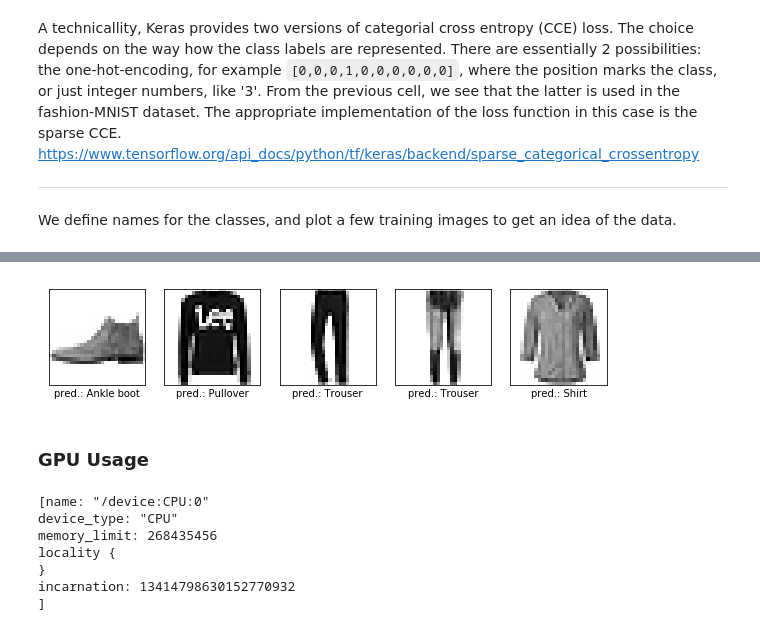
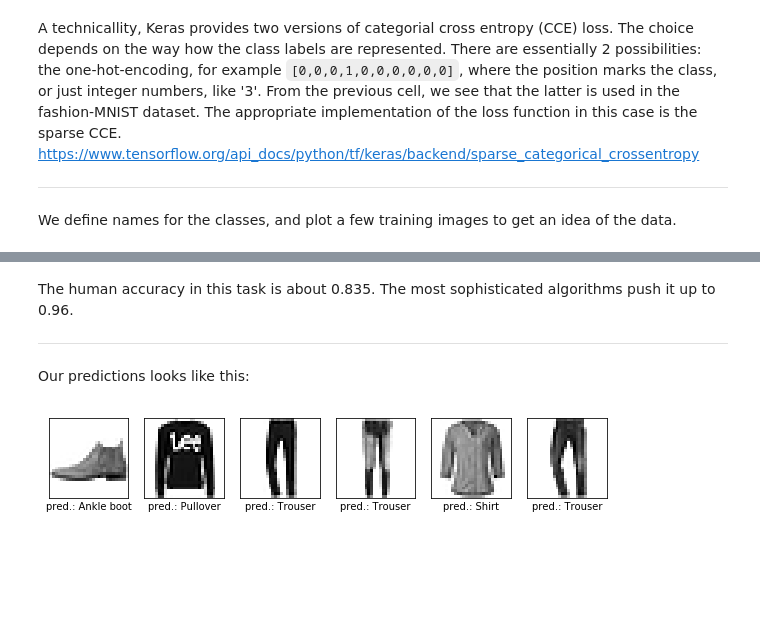
Before and after one commit to dkgithub/wuhan_DL_labs, a Jupyter notebook: Intro_DL_with_Keras_2.ipynb, the cells around one changed output, grey strips where cells are left out. Saved outputs shown, nothing was run; the diff lists cells and outputs as text; code cells hidden in the pictures; blank space fills up the shorter version.

```diff
--- a/Intro_DL_with_Keras_2.ipynb
+++ b/Intro_DL_with_Keras_2.ipynb
@@ -230,12 +337,11 @@ We define names for the classes, and plot a few training images to get an idea o
 class_names=['T-shirt/top','Trouser','Pullover','Dress','Coat','Sandal','Shirt','Sneaker','Bag','Ankle boot']
 import matplotlib.pyplot as plt
 plt.figure(figsize=(10,10))
-for i in range(5):
-    plt.subplot(1,5,i+1)
+for i in range(25):
+    plt.subplot(5,5,i+1)
     plt.xticks([])
     plt.yticks([])
     plt.grid(False)
     plt.imshow(x_train[i], cmap=plt.cm.binary)
     plt.xlabel(class_names[y_train[i]])
-plt.show()
 # %% [output]
@@ -251,17 +360,18 @@ Indeed, fashion items.
 # %%
 from tensorflow.keras import models, layers, losses, optimizers
 
-model = tf.keras.models.Sequential([
+model1 = tf.keras.models.Sequential([
   layers.Flatten(input_shape=(28, 28)),
   layers.Dense(512, activation='relu'),
   layers.Dense(512, activation='relu'),
   layers.Dense(10, activation='softmax')
 ])
-model.summary()
+model1.summary()
 
-model.compile(optimizer='adam',
+model1.compile(optimizer='adam',
               loss='sparse_categorical_crossentropy',
               metrics=['acc'])
+histObj1 = model1.fit(x_train, y_train, validation_data=(x_test,y_test), batch_size=256, epochs=15)
 # %% [output]
 _________________________________________________________________
 Layer (type)                 Output Shape              Param #
@@ -318,30 +414,22 @@ plt.show()
+# %% [markdown]
+The human accuracy in this task is about 0.835. The most sophisticated algorithms push it up to 0.96.
+***
+Our predictions looks like this:
 # %%
+# the 5 first test images
 import numpy as np
-fiveImages = x_test[0:5]
-predictions = model.predict(fiveImages)
+sixImages = x_test[0:6]
+predictions = model1.predict(sixImages)
 predictions = np.argmax(predictions,axis=1)
 
 plt.figure(figsize=(10,10))
-for i in range(5):
-    plt.subplot(1,5,i+1)
+for i in range(6):
+    plt.subplot(1,6,i+1)
     plt.xticks([])
     plt.yticks([])
     plt.grid(False)
-    plt.imshow(fiveImages[i], cmap=plt.cm.binary)
+    plt.imshow(sixImages[i], cmap=plt.cm.binary)
     plt.xlabel('pred.: '+class_names[predictions[i]])
 plt.show()
 # %% [output]
-[figure, old version]
+[figure, new version]
-# %% [markdown]
-### GPU Usage
-# %%
-from tensorflow.python.client import device_lib
-print(device_lib.list_local_devices())
-# %% [output]
-[name: "/device:CPU:0"
-device_type: "CPU"
-memory_limit: 268435456
-locality {
-}
-incarnation: 13414798630152770932
-]
```
Also changed, not shown: parts of 38 cells of this notebook, 3 other files.
